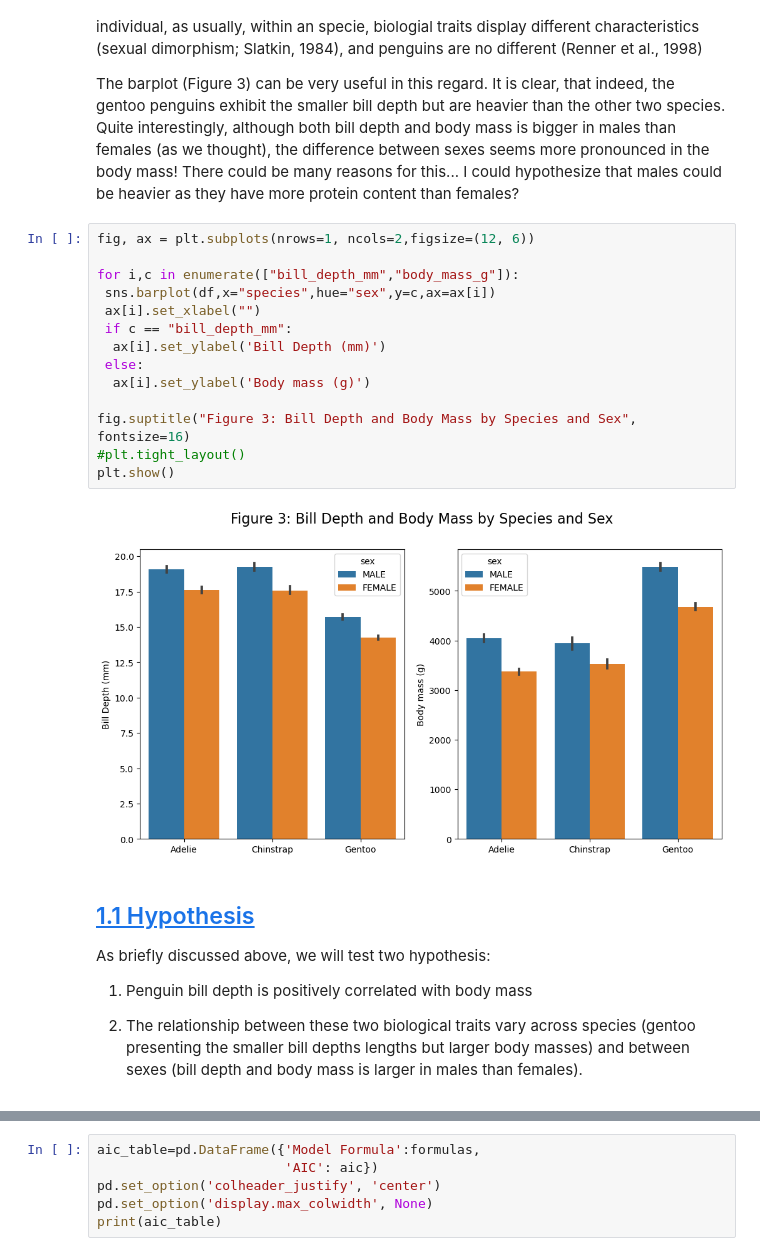
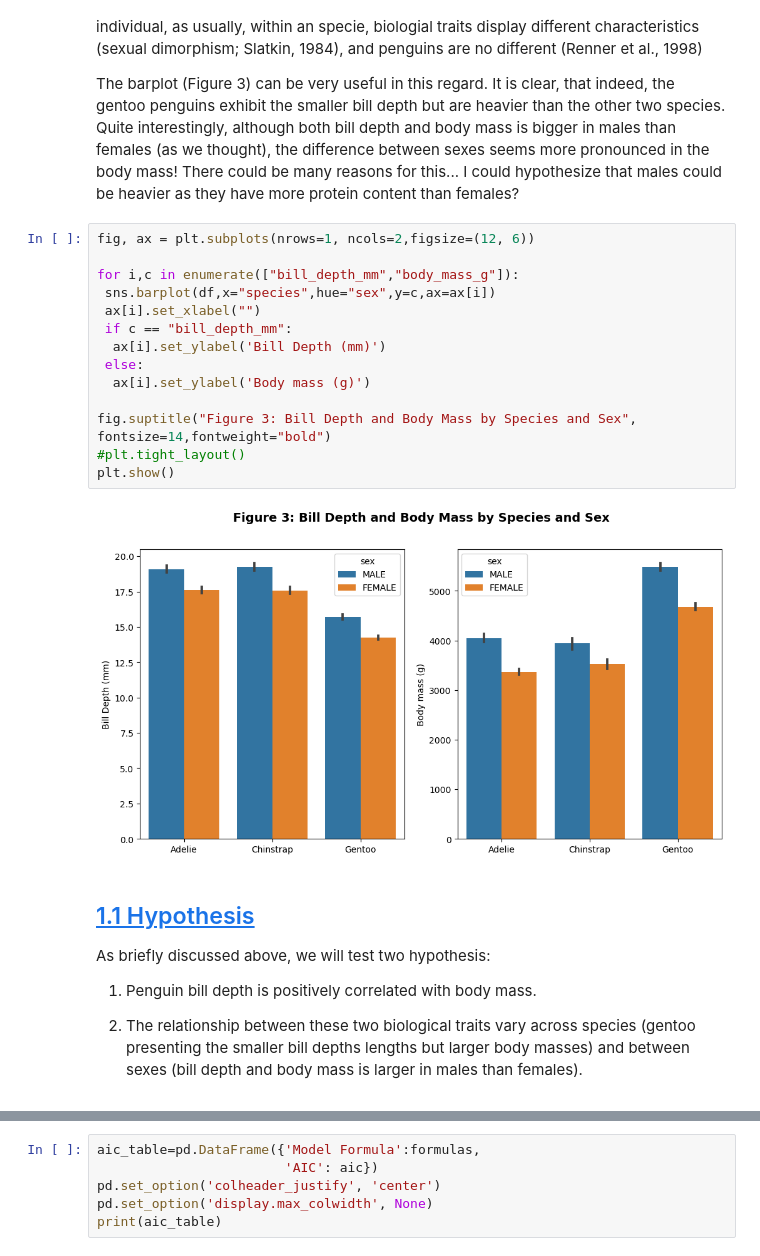
Before and after one commit to gfmg/PoDA, a Jupyter notebook: penguins.ipynb, the cells around one changed output, grey strips where cells are left out. Cells and saved outputs as stored; diff of their text form.

```diff
--- a/penguins.ipynb
+++ b/penguins.ipynb
@@ -88,24 +89,24 @@ The barplot (Figure 3) can be very useful in this regard. It is clear, that inde
 # %%
 fig, ax = plt.subplots(nrows=1, ncols=2,figsize=(12, 6))
 
 for i,c in enumerate(["bill_depth_mm","body_mass_g"]):
  sns.barplot(df,x="species",hue="sex",y=c,ax=ax[i])
  ax[i].set_xlabel("")
  if c == "bill_depth_mm":
   ax[i].set_ylabel('Bill Depth (mm)')
  else:
   ax[i].set_ylabel('Body mass (g)')
 
-fig.suptitle("Figure 3: Bill Depth and Body Mass by Species and Sex", fontsize=16)
+fig.suptitle("Figure 3: Bill Depth and Body Mass by Species and Sex", fontsize=14,fontweight="bold")
 #plt.tight_layout()
 plt.show()
 # %% [output]
-[figure, old version]
+[figure, new version]
 # %% [markdown]
 ## <a id='toc1_1_'></a>[1.1 Hypothesis](#toc0_)
 
 As briefly discussed above, we will test two hypothesis:
-1. Penguin bill depth is positively correlated with body mass
+1. Penguin bill depth is positively correlated with body mass.
 
 2. The relationship between these two biological traits vary across species (gentoo presenting the smaller bill depths lengths but larger body masses) and between sexes (bill depth and body mass is larger in males than females).
 # %% [markdown]
```
Also changed, not shown: parts of 12 cells of this notebook.
